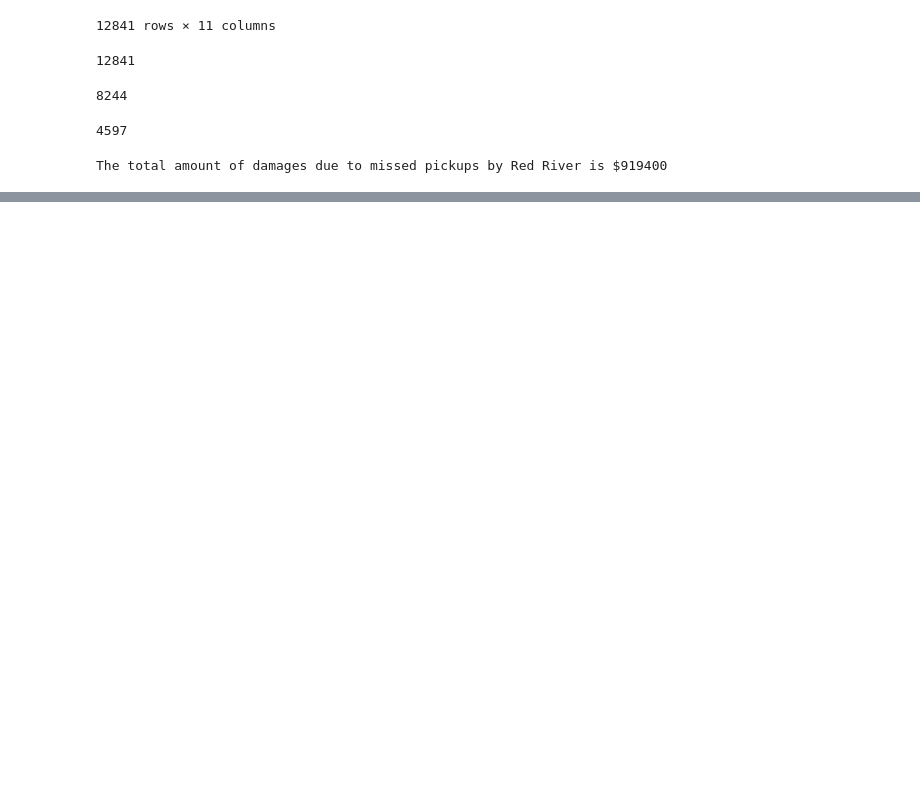
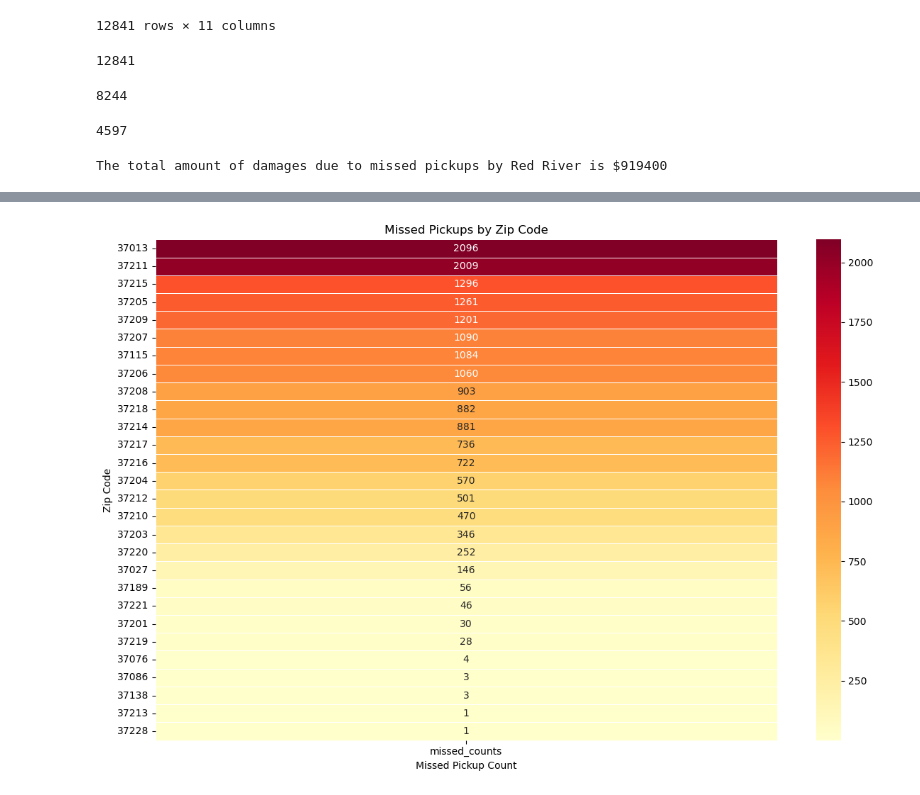
Before and after one commit to NewForce-Cohort-10-Data/trash-haulers-cache-me-outside, a Jupyter notebook: notebooks/Missed Trash Pickups.ipynb, the cells around one changed output, grey strips where cells are left out. Cells and saved outputs as stored; diff of their text form; code cells hidden in the pictures; blank space fills up the shorter version.

Commit message:
created heat maps for missed pickups by zip & total fines by zip

```diff
--- a/notebooks/Missed Trash Pickups.ipynb
+++ b/notebooks/Missed Trash Pickups.ipynb
@@ -94,0 +127,7 @@ The total amount of damages due to missed pickups by Red River is $919400
+# %%
+# Add a new column 'is_missed_pickup' that marks rows as True/False
+trash['is_missed_pickup'] = (trash['Request '].str.contains('(?i)Missed', na=False) |
+                            trash['Description'].str.contains('(?i)miss', na=False))
+
+missed_pickups = trash.loc[trash['is_missed_pickup']]
+missed_pickups
@@ -94,0 +148,26 @@ The total amount of damages due to missed pickups by Red River is $919400
+# %%
+trash_filtered = trash[['Zip Code', 'Date Opened', 'Trash Hauler', 'is_missed_pickup']].dropna(subset=['Zip Code'])
+trash_filtered['Zip Code'] = trash_filtered['Zip Code'].astype(int)
+
+# count missed values
+missed_counts = trash_filtered[trash_filtered['is_missed_pickup']]['Zip Code'].value_counts().reset_index()
+missed_counts.columns = ['Zip Code', 'missed_counts']
+
+# heatmap
+plt.figure(figsize=(12, 8))
+heatmap = sns.heatmap(
+    missed_counts.set_index('Zip Code'),
+    annot=True,
+    fmt='d',
+    cmap='YlOrRd',
+    linewidths=0.5)
+
+plt.title('Missed Pickups by Zip Code')
+plt.ylabel('Zip Code')
+plt.xlabel('Missed Pickup Count')
+plt.tight_layout()
+
+plt.savefig('missed_by_zip.png', dpi=300, bbox_inches='tight')
+plt.show()
+# %% [output]
+[figure, added]
```
Also changed, not shown: parts of 10 cells of this notebook, 2 other files.
